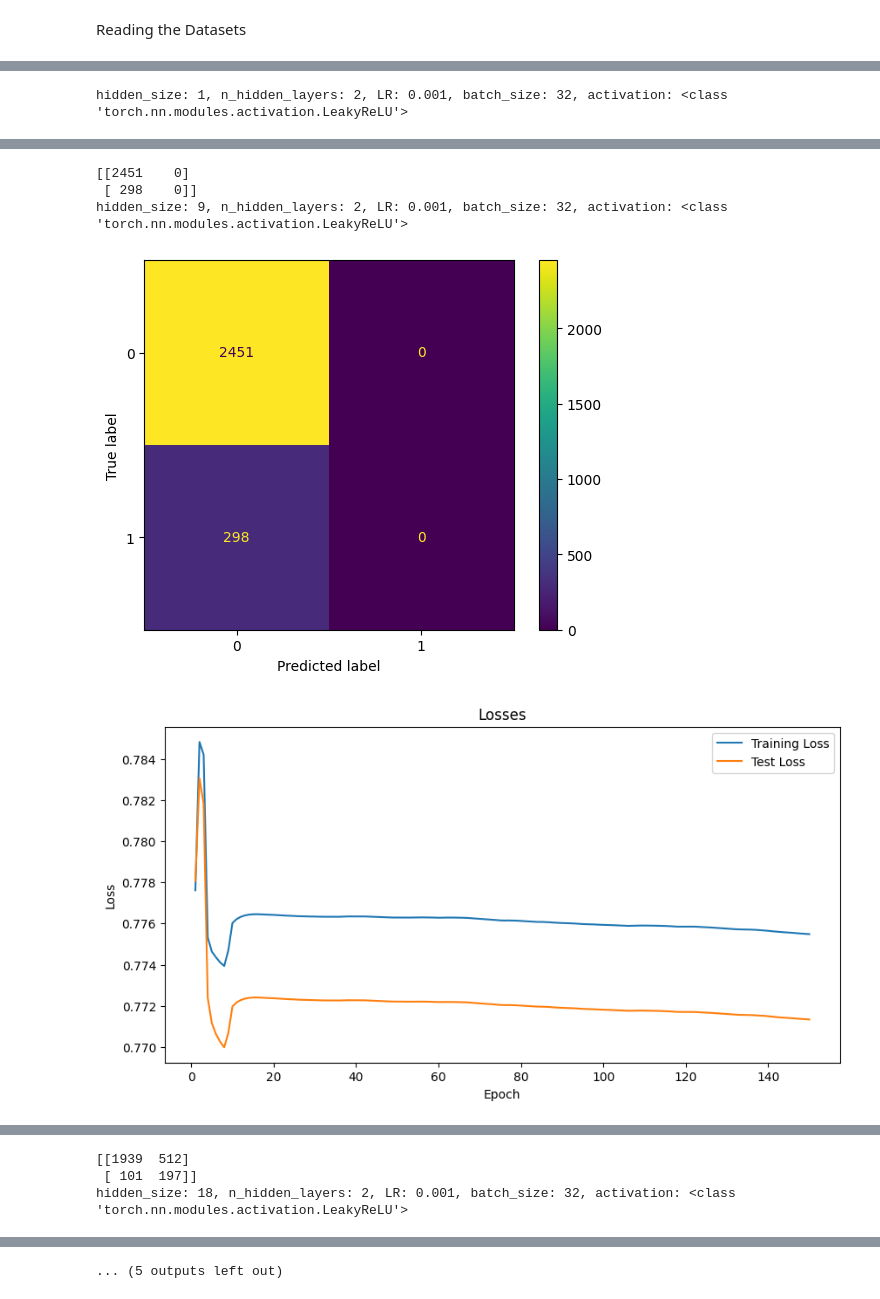
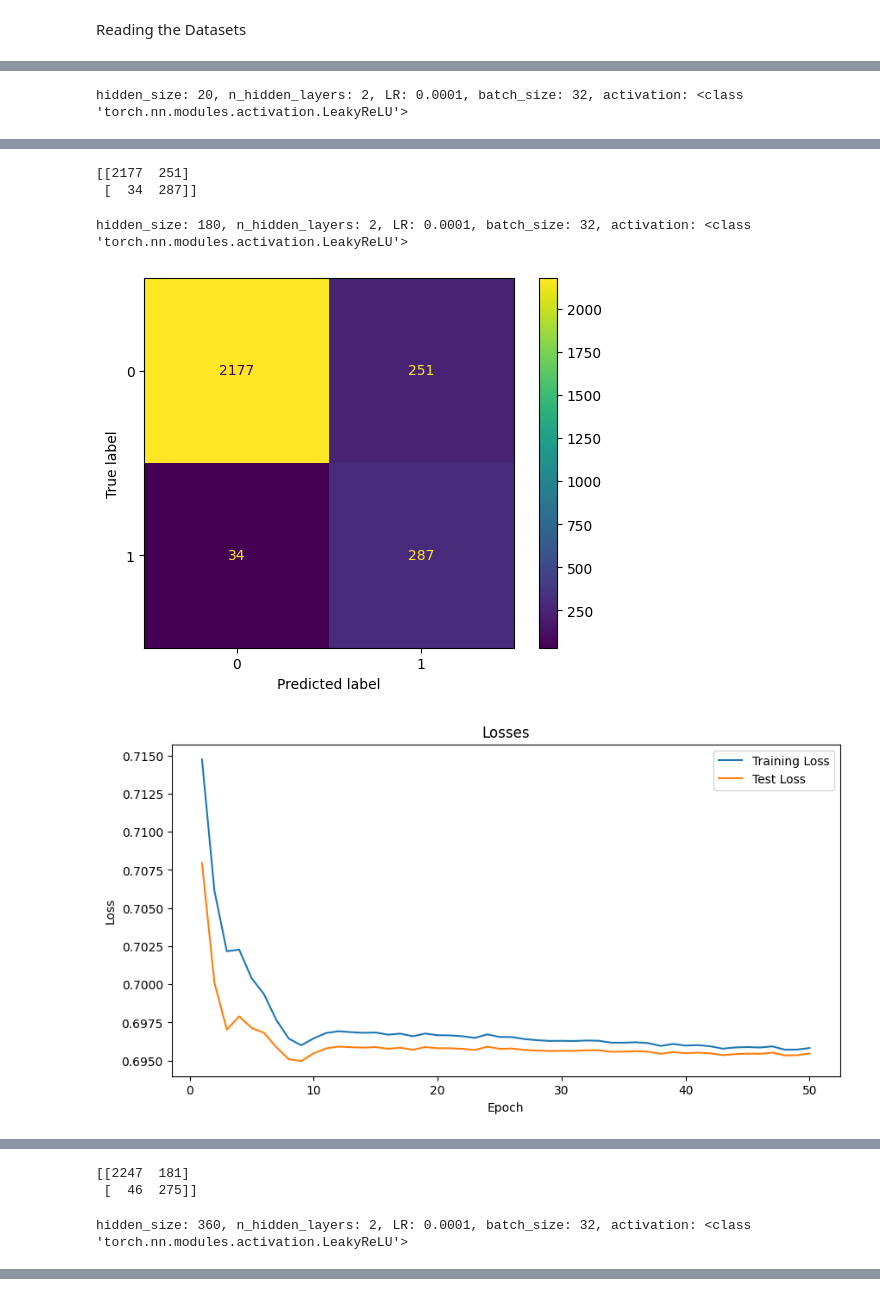
Before and after one commit to orianhuji/deepLearning, a Jupyter notebook: Virus_Vaccine.ipynb, the cells around one changed output, grey strips where cells are left out. Cells and saved outputs as stored; diff of their text form; code cells hidden in the pictures.

```diff
--- a/Virus_Vaccine.ipynb
+++ b/Virus_Vaccine.ipynb
@@ -116,14 +116,3 @@ class CustomDataset(Dataset):
 
     def __getitem__(self, idx):
         return self.data[idx], self.labels[idx]
-# %%
-train_base_ds = train_before_alter
-train_i = pd.concat([np.array_split(train_base_ds[train_base_ds['label'] == 0], 1)[0]] + [train_base_ds[train_base_ds['label'] == 1] for _ in range(6)] ).sample(frac=1.0)
-
-training_data = torch.Tensor([np.array(x) for x in train_i['input'].values])
-
-training_data = torch.flatten(F.one_hot(training_data.to(torch.int64)),start_dim=1).to(torch.float)
-
-batch_start = torch.arange(0, len(training_data), 32)
-
-training_data[0:0+32].shape
@@ -140,14 +127,14 @@ import matplotlib.pyplot as plt
 
 device = torch.device("cuda" if torch.cuda.is_available() else "cpu")
 
-def run_experiment(input_size, hidden_size_i, n_hidden_layers_i, learning_rate_i, n_epochs_i, batch_size_i, activation_f_i, train_base_ds=train_before_alter, under_sampling_ratio=2, over_sampling_ratio=4, model_class=MLP):
+def run_experiment(input_size_i, hidden_size_i, n_hidden_layers_i, learning_rate_i, n_epochs_i, batch_size_i, activation_f_i, train_base_ds=train_before_alter, under_sampling_ratio=2, over_sampling_ratio=4, model_class=MLP):
     train_i = pd.concat([np.array_split(train_base_ds[train_base_ds['label'] == 0], under_sampling_ratio)[0]] + [train_base_ds[train_base_ds['label'] == 1] for _ in range(over_sampling_ratio)] ).sample(frac=1.0)
 
     training_data = torch.Tensor([np.array(x) for x in train_i['input'].values])
     training_data = torch.flatten(F.one_hot(training_data.to(torch.int64)),start_dim=1).to(torch.float)
     training_labels = torch.Tensor(train_i['label'].values).view(-1, 1)
 
-    model_i = model_class(activation_f_i, input_size, hidden_size_i, n_hidden_layers_i).to(device)
+    model_i = model_class(activation_f_i, input_size_i, hidden_size_i, n_hidden_layers_i).to(device)
 
     # loss function and optimizer
     loss_fn = nn.BCEWithLogitsLoss()  # binary cross entropy
@@ -236,10 +223,10 @@ def run_experiment(input_size, hidden_size_i, n_hidden_layers_i, learning_rate_i
 
     # Plotting precision and recall
     plt.figure(figsize=(10, 5))
-    plt.plot(range(1, len(test_recalls)+1), train_precisions, label='Training Precision')
+    # plt.plot(range(1, len(test_recalls)+1), train_precisions, label='Training Precision')
     plt.plot(range(1, len(test_recalls)+1), train_recalls, label='Training Recall')
     plt.plot(range(1, len(test_recalls)+1), train_accs, label='Training Accuracy')
-    plt.plot(range(1, len(test_recalls)+1), test_precisions, label='Test Precision')
+    # plt.plot(range(1, len(test_recalls)+1), test_precisions, label='Test Precision')
     plt.plot(range(1, len(test_recalls)+1), test_recalls, label='Test Recall')
     plt.plot(range(1, len(test_recalls)+1), test_accs, label='Test Accuracy')
     plt.xlabel('Epoch')
@@ -252,5 +239,6 @@ def run_experiment(input_size, hidden_size_i, n_hidden_layers_i, learning_rate_i
     print(cm)
     cmd = ConfusionMatrixDisplay(cm)
     cmd.plot()
+    print(f"best accuracy: {best_acc}")
     model_i.load_state_dict(best_weights)
     return model_i
@@ -302,0 +282,9 @@ hidden_size: 27, n_hidden_layers: 2, LR: 0.001, batch_size: 32, activation: <cla
+# %%
+for hidden_size in [0.2,0.5,1,2,4,7,9]:
+    model = run_experiment(input_size_i = 9 * 20,
+        hidden_size_i = int(hidden_size * 20),
+        n_hidden_layers_i = 2,
+        learning_rate_i = 0.0001,
+        n_epochs_i = 50,
+        batch_size_i = 32,
+        activation_f_i = nn.LeakyReLU)
@@ -303,11 +309,11 @@ hidden_size: 27, n_hidden_layers: 2, LR: 0.001, batch_size: 32, activation: <cla
 # %%
 for hidden_size in [1,9,18, 27]:
-    model = run_experiment(input_size_i = 9,
-        hidden_size_i = hidden_size,
+    model = run_experiment(input_size_i = 9 * 20,
+        hidden_size_i = hidden_size * 20,
         n_hidden_layers_i = 2,
-        learning_rate_i = 0.001,
-        n_epochs_i = 150,
+        learning_rate_i = 0.0001,
+        n_epochs_i = 50,
         batch_size_i = 32,
         activation_f_i = nn.LeakyReLU)
 # %% [output]
-hidden_size: 1, n_hidden_layers: 2, LR: 0.001, batch_size: 32, activation: <class 'torch.nn.modules.activation.LeakyReLU'>
+hidden_size: 20, n_hidden_layers: 2, LR: 0.0001, batch_size: 32, activation: <class 'torch.nn.modules.activation.LeakyReLU'>
@@ -316,5 +322,5 @@ hidden_size: 1, n_hidden_layers: 2, LR: 0.001, batch_size: 32, activation: <clas
-[[2451    0]
- [ 298    0]]
-hidden_size: 9, n_hidden_layers: 2, LR: 0.001, batch_size: 32, activation: <class 'torch.nn.modules.activation.LeakyReLU'>
+[[2177  251]
+ [  34  287]]
+hidden_size: 180, n_hidden_layers: 2, LR: 0.0001, batch_size: 32, activation: <class 'torch.nn.modules.activation.LeakyReLU'>
-[figure, old version]
+[figure, new version]
-[figure, old version]
+[figure, new version]
@@ -322,3 +328,3 @@ hidden_size: 9, n_hidden_layers: 2, LR: 0.001, batch_size: 32, activation: <clas
-[[1939  512]
- [ 101  197]]
-hidden_size: 18, n_hidden_layers: 2, LR: 0.001, batch_size: 32, activation: <class 'torch.nn.modules.activation.LeakyReLU'>
+[[2247  181]
+ [  46  275]]
+hidden_size: 360, n_hidden_layers: 2, LR: 0.0001, batch_size: 32, activation: <class 'torch.nn.modules.activation.LeakyReLU'>
@@ -331 +332,0 @@ hidden_size: 27, n_hidden_layers: 2, LR: 0.001, batch_size: 32, activation: <cla
-... (5 outputs left out)
```
Also changed, not shown: parts of 16 cells of this notebook.
